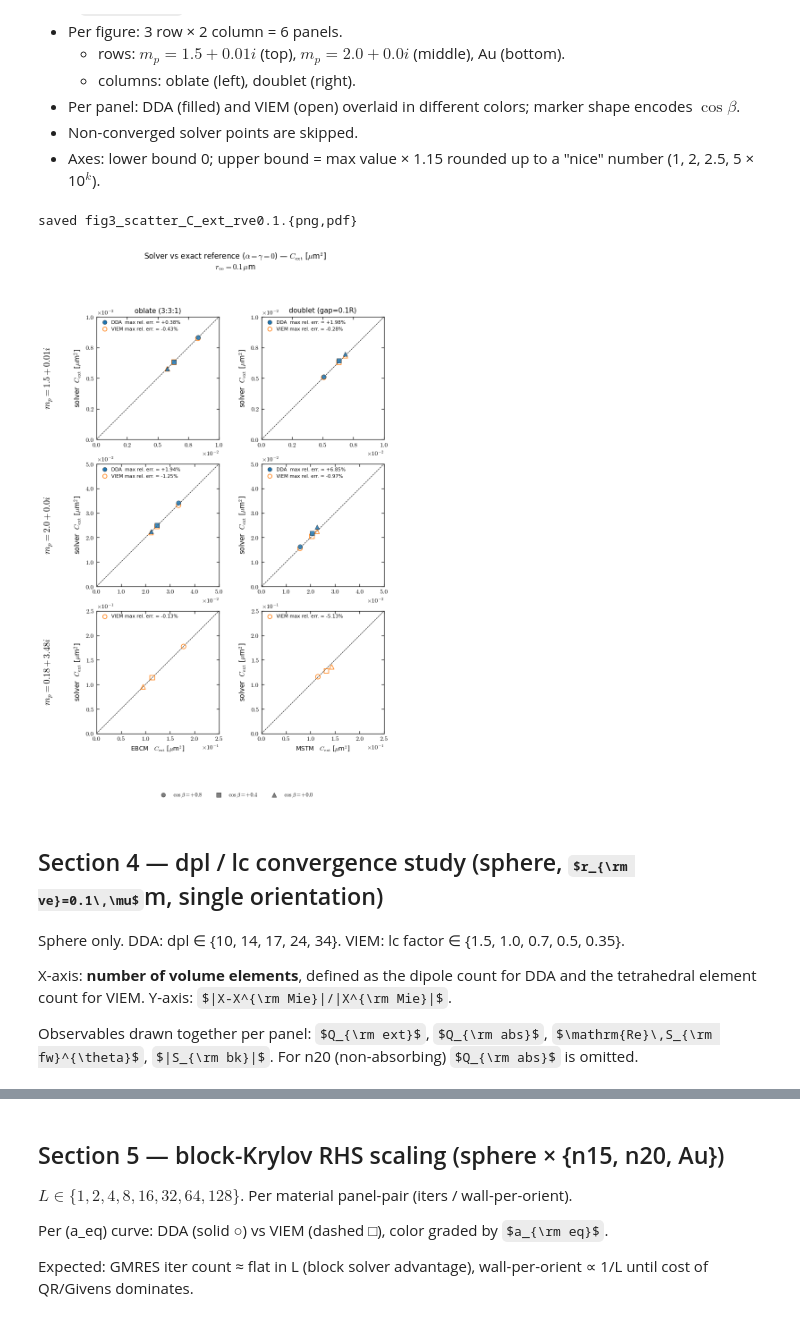
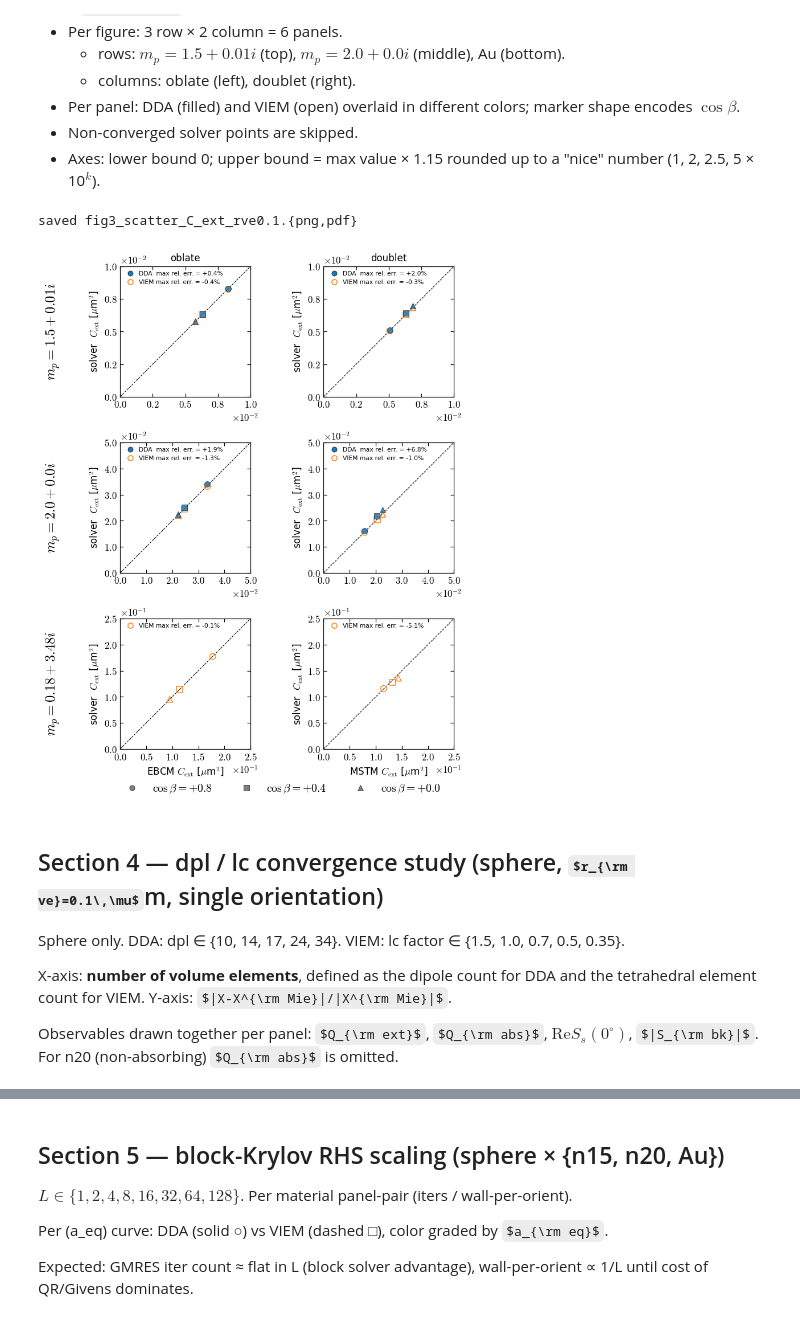
Before and after one commit to NobuhiroMoteki/block-DDA_Py, a Jupyter notebook: dda_results/paper/plot_paper_results.ipynb, the cells around one changed output, grey strips where cells are left out. Saved outputs shown, nothing was run; the diff lists cells and outputs as text; code cells hidden in the pictures; some formulas as TeX source.

```diff
--- a/dda_results/paper/plot_paper_results.ipynb
+++ b/dda_results/paper/plot_paper_results.ipynb
@@ -63,9 +63,9 @@ MATERIAL_LABEL = {
 }
 SHAPE_LABEL = {
     'sphere':  'sphere',
-    'oblate':  'oblate (3:3:1)',
+    'oblate':  r'$\mathrm{oblate}\ (3{:}3{:}1)$',
     'gre':     r'GRE ($\beta_{\rm gre}=0.2$)',
-    'doublet': 'doublet (gap=0.1R)',
+    'doublet': r'$\mathrm{doublet}\ (\mathrm{gap}{=}0.1R)$',
 }
 RVE_LATEX  = r'$r_{\rm ve}$'
 RVE_LABEL  = r'$r_{\rm ve}$ [$\mu$m]'
@@ -75,11 +75,13 @@ plt.rcParams.update({
     'savefig.dpi': 150,
     'axes.grid': False,
     'legend.frameon': False,
-    'legend.fontsize': 8,
-    'axes.labelsize': 9,
-    'axes.titlesize': 10,
+    'legend.fontsize': 11,
+    'axes.labelsize': 12,
+    'axes.titlesize': 12,
     'mathtext.fontset': 'cm',
-    'font.size': 9,
+    'font.size': 11,
+    'xtick.labelsize': 9,
+    'ytick.labelsize': 9,
 })
 
 DDA_KW  = dict(marker='o', s=10, alpha=0.35, c='C0', edgecolors='none', label='DDA')
@@ -468,19 +470,19 @@ def _phase3_scatter(ax, shape, mat, key, k_idx):
     if exact is None:
         ax.text(0.5, 0.5, EXACT_LABEL[shape] + '\nreference\nnot available',
                 transform=ax.transAxes, ha='center', va='center',
-                fontsize=9, color='gray')
+                fontsize=12, color='gray')
         ax.set_xticks([]); ax.set_yticks([])
         return None, 0.0, None, None
     sample = dda or viem
     if sample is None:
         ax.text(0.5, 0.5, 'no solver data', transform=ax.transAxes,
-                ha='center', va='center', fontsize=9, color='gray')
+                ha='center', va='center', fontsize=12, color='gray')
         ax.set_xticks([]); ax.set_yticks([])
         return None, 0.0, None, None
     rve = sample['a_eq']
     if k_idx >= len(rve):
         ax.text(0.5, 0.5, 'no data', transform=ax.transAxes,
-                ha='center', va='center', fontsize=8, color='gray')
+                ha='center', va='center', fontsize=11, color='gray')
         ax.set_xticks([]); ax.set_yticks([])
         return None, 0.0, None, None
     order, cos_beta = alpha_gamma_zero_indices(sample, k_idx)
@@ -490,7 +492,7 @@ def _phase3_scatter(ax, shape, mat, key, k_idx):
     if x_ref is None or not np.isfinite(x_ref).any():
         ax.text(0.5, 0.5, 'exact\nreference\nincomplete',
                 transform=ax.transAxes, ha='center', va='center',
-                fontsize=9, color='gray')
+                fontsize=12, color='gray')
         ax.set_xticks([]); ax.set_yticks([])
         return None, 0.0, None, None
     plotted_max = float(np.nanmax(x_ref))
@@ -560,21 +562,23 @@ def _phase3_set_axes(ax, upper):
     ax.set_yticks(major); ax.set_yticks(minor, minor=True)
     ax.xaxis.set_major_formatter(TwoSigSciFormatter())
     ax.yaxis.set_major_formatter(TwoSigSciFormatter())
+    ax.xaxis.offsetText.set_fontsize(11)
+    ax.xaxis.offsetText.set_x(1.06)
+    ax.yaxis.offsetText.set_fontsize(11)
     ax.tick_params(axis='both', which='major', direction='in',
-                    top=True, right=True, bottom=True, left=True, length=4)
+                    top=True, right=True, bottom=True, left=True, length=4,
+                    labelsize=11)
     ax.tick_params(axis='both', which='minor', direction='in',
-                    top=True, right=True, bottom=True, left=True, length=2)
+                    top=True, right=True, bottom=True, left=True, length=2,
+                    labelsize=11)
     ax.set_aspect('equal', adjustable='box')
 
 
 def make_phase3_figure(key, latex, k_idx, rve_value, save=True,
                        forced_row_upper=None):
     fig, axes = plt.subplots(len(PHASE3_MATERIALS_ROW), len(PHASE3_SHAPES_COL),
-                              figsize=(8.0, 11.0),
-                              gridspec_kw={'wspace': 0.18})
-    fig.suptitle(f'Solver vs exact reference ($\\alpha=\\gamma=0$) — {latex}\n'
-                 f'$r_{{\\rm ve}}={rve_value:g}\\,\\mu$m',
-                  y=1.00, fontsize=11)
+                              figsize=(8.0, 10.0),
+                              gridspec_kw={'wspace': 0.10, 'hspace': 0.35})
 
     cos_beta_legend = None
     panel_max = {}
@@ -590,13 +594,13 @@ def make_phase3_figure(key, latex, k_idx, rve_value, save=True,
             if cb is not None and cos_beta_legend is None:
                 cos_beta_legend = cb
             if i == 0:
-                ax.set_title(f'{SHAPE_LABEL[shape]}', fontsize=10)
+                ax.set_title(shape, fontsize=11)  # bare 'oblate' or 'doublet'; details in caption
             # Observable + units now on BOTH columns; m_p row label is
             # split out into a fig.text() row label below for independent
             # sizing and spacing from the panel y-axis.
-            ax.set_ylabel('solver  ' + latex, fontsize=10, labelpad=4)
+            ax.set_ylabel('solver  ' + latex, fontsize=11, labelpad=4)
             if i == len(PHASE3_MATERIALS_ROW) - 1:
-                ax.set_xlabel(EXACT_LABEL[shape] + '   ' + latex, fontsize=9)
+                ax.set_xlabel(EXACT_LABEL[shape] + ' ' + latex, fontsize=11)
 
     if forced_row_upper is None:
         row_upper = {}
@@ -616,7 +620,7 @@ def make_phase3_figure(key, latex, k_idx, rve_value, save=True,
     def _fmt_re(v):
         if v is None or not np.isfinite(v):
             return 'N/A'
-        return f'{v*100:+.2f}%'
+        return f'{v*100:+.1f}%'
     for i, mat in enumerate(PHASE3_MATERIALS_ROW):
         for j, shape in enumerate(PHASE3_SHAPES_COL):
             if not panel_has_data[(mat, shape)]:
@@ -646,13 +650,13 @@ def make_phase3_figure(key, latex, k_idx, rve_value, save=True,
             )
     fig.legend(handles=handles_beta,
                 ncol=len(handles_beta), loc='lower center',
-                bbox_to_anchor=(0.5, -0.02), fontsize=8)
+                bbox_to_anchor=(0.5, 0.02), fontsize=13)
     # Reserve a left strip (x in [0, 0.06]) for the m_p row labels
     # placed by fig.text() below; tight_layout would otherwise expand
     # the leftmost panel to flush against the figure edge and cover the
     # row label.
     # Slightly tighter left margin and m_p-label position.
-    plt.tight_layout(rect=(0.045, 0.04, 1, 0.96))
+    plt.tight_layout(rect=(0.065, 0.04, 1, 0.99))
     # m_p row labels: rotated, sized larger than the panel ylabels for
     # visual hierarchy ("which row" reads first, "what observable" second).
     # y centred on each row by reading the axes bbox AFTER tight_layout
@@ -660,8 +664,8 @@ def make_phase3_figure(key, latex, k_idx, rve_value, save=True,
     for i_row, mat in enumerate(PHASE3_MATERIALS_ROW):
         pos = axes[i_row, 0].get_position()
         y_center = (pos.y0 + pos.y1) / 2
-        fig.text(0.025, y_center, MATERIAL_LABEL[mat],
-                 rotation=90, fontsize=13,
+        fig.text(0.045, y_center, MATERIAL_LABEL[mat],
+                 rotation=90, fontsize=16,
                  va='center', ha='center')
     if save:
         save_fig(fig, f'fig3_scatter_{key}_rve{rve_value:g}')
@@ -680,34 +684,34 @@ PHASE3_RVE_TARGET = 0.10
 # directly visually comparable at the same (r_ve, mat, shape).
 PHASE3_AXIS_GROUPS = []  # no S_fw_theta / S_fw_phi pairing in single-obs C_ext layout
 _PHASE3_KEY_TO_GROUP = {k: g for g in PHASE3_AXIS_GROUPS for k in g}
 
 def _phase3_group_row_upper(group_keys, k_idx):
     row_upper = {}
     for mat in PHASE3_MATERIALS_ROW:
         per_shape_max = []
         for shape in PHASE3_SHAPES_COL:
             pmax = max((_phase3_plotted_max(shape, mat, k, k_idx)
                          for k in group_keys), default=0.0)
             per_shape_max.append(pmax)
         row_max = max(per_shape_max, default=0.0)
         row_upper[mat] = round_up_nice(row_max, factor=1.15) if row_max > 0 else 0.0
     return row_upper
 
 _k_target = int(np.argmin(np.abs(np.asarray(RVE_GRID) - PHASE3_RVE_TARGET)))
 assert abs(float(RVE_GRID[_k_target]) - PHASE3_RVE_TARGET) < 1e-9, (
     f'r_ve={PHASE3_RVE_TARGET} not in production grid {list(RVE_GRID)}')
 group_row_upper = {}
 for grp in PHASE3_AXIS_GROUPS:
     ru = _phase3_group_row_upper(grp, _k_target)
     for k in grp:
         group_row_upper[k] = ru
 for key, latex in PHASE3_OBS:
     forced = group_row_upper.get(key)
     make_phase3_figure(key, latex, _k_target, PHASE3_RVE_TARGET,
                         forced_row_upper=forced)
 # %% [output]
 saved fig3_scatter_C_ext_rve0.1.{png,pdf}
-[figure, old version]
+[figure, new version]
 # %% [markdown]
 ## Section 4 — dpl / lc convergence study (sphere, $r_{\rm ve}=0.1\,\mu$m, single orientation)
 
@@ -716,7 +720,7 @@ Sphere only. DDA: dpl ∈ {10, 14, 17, 24, 34}. VIEM: lc factor ∈ {1.5, 1.0, 0
 X-axis: **number of volume elements**, defined as the dipole count for DDA and
 the tetrahedral element count for VIEM. Y-axis: $|X-X^{\rm Mie}|/|X^{\rm Mie}|$.
 
-Observables drawn together per panel: $Q_{\rm ext}$, $Q_{\rm abs}$, $\mathrm{Re}\,S_{\rm fw}^{\theta}$, $|S_{\rm bk}|$. For n20 (non-absorbing) $Q_{\rm abs}$ is omitted.
+Observables drawn together per panel: $Q_{\rm ext}$, $Q_{\rm abs}$, $\mathrm{Re}S_s(0^\circ)$, $|S_{\rm bk}|$. For n20 (non-absorbing) $Q_{\rm abs}$ is omitted.
 # %%
 """Phase 4 — dpl/lc convergence for sphere at r_ve=0.1 μm.
 
```
Also changed, not shown: parts of 4 cells of this notebook, 4 other files.
